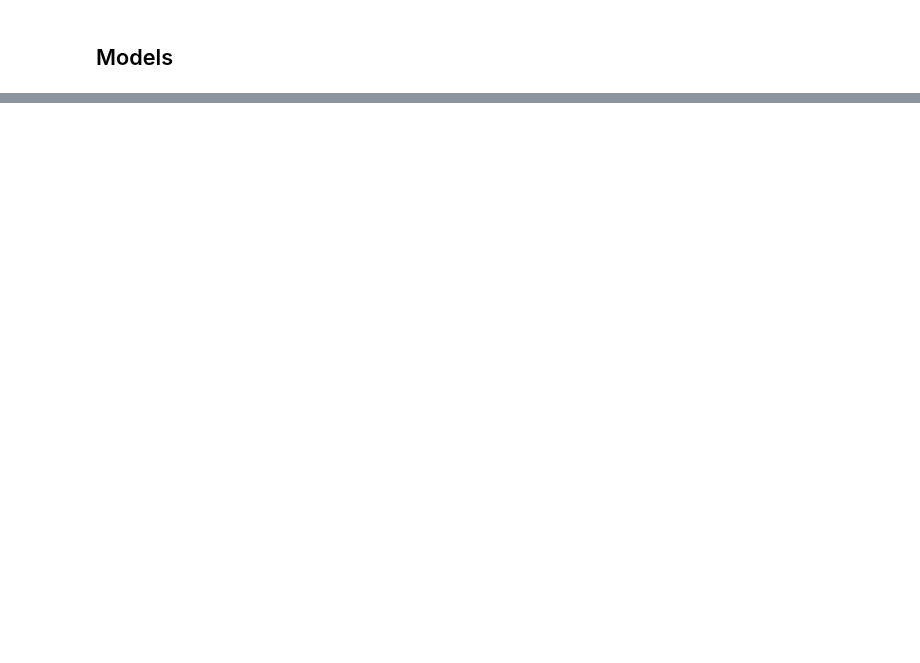
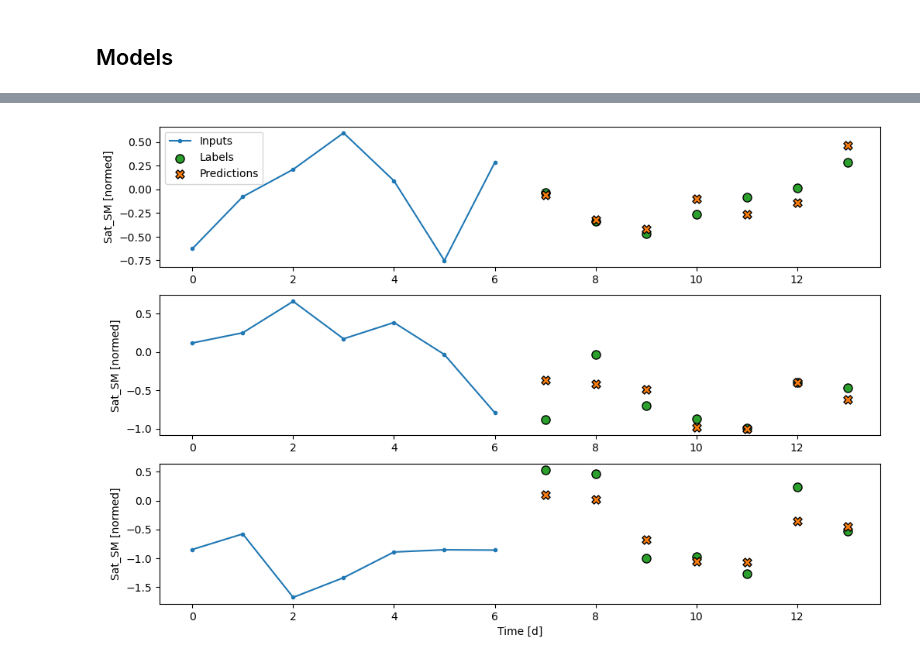
Before and after one commit to kiat/tx-soil-moisture, a Jupyter notebook: satellite/Modeling.ipynb, the cells around one changed output, grey strips where cells are left out. Drawn from its saved outputs; the diff is of its cells as text; code cells hidden in the pictures; blank space fills up the shorter version.

```diff
--- a/satellite/Modeling.ipynb
+++ b/satellite/Modeling.ipynb
@@ -80,7 +78,7 @@ Text(0.5, 1.0, 'Time of year signal')
 # %% [markdown]
 ## Split and normalize the data ##
 # %%
-def split_data(df, target_col='SWC_5', train_split=0.7, val_split=0.2):
+def split_data(df, target_col='Sat_SM', train_split=0.7, val_split=0.2):
     n = len(df)
     targets = df[target_col]
     train_df = df[0:int(n*train_split)]
@@ -150,12 +148,3 @@ class WindowGenerator():
             f'Input indices: {self.input_indices}',
             f'Label indices: {self.label_indices}',
             f'Label column name(s): {self.label_columns}'])
-# %%
-STATION = 'Station1'
-train_df = split_sm_df[STATION]['train']
-val_df = split_sm_df[STATION]['val']
-test_df = split_sm_df[STATION]['test']
-w1 = WindowGenerator(input_width=24, label_width=1, shift=24,
-                     train_df=train_df, val_df=val_df, test_df=test_df,
-                     label_columns=['Sat_SM'])
-w1
@@ -334 +266,8 @@ def compile_and_fit(model, window, patience=2, nepochs=20):
     return history
+# %%
+wide_window = WindowGenerator(
+    input_width=7, label_width=7, shift=7,
+    train_df=train_df, val_df=val_df, test_df=test_df,
+    label_columns=['Sat_SM'])
+
+wide_window
@@ -334,0 +281,7 @@ def compile_and_fit(model, window, patience=2, nepochs=20):
+# %%
+lstm_model = tf.keras.models.Sequential([
+    # Shape [batch, time, features] => [batch, time, lstm_units]
+    tf.keras.layers.LSTM(32, return_sequences=True),
+    # Shape => [batch, time, features]
+    tf.keras.layers.Dense(units=1)
+])
@@ -334,0 +305,4 @@ def compile_and_fit(model, window, patience=2, nepochs=20):
+# %%
+wide_window.plot(lstm_model)
+# %% [output]
+[figure, added]
```
Also changed, not shown: parts of 18 cells of this notebook.
